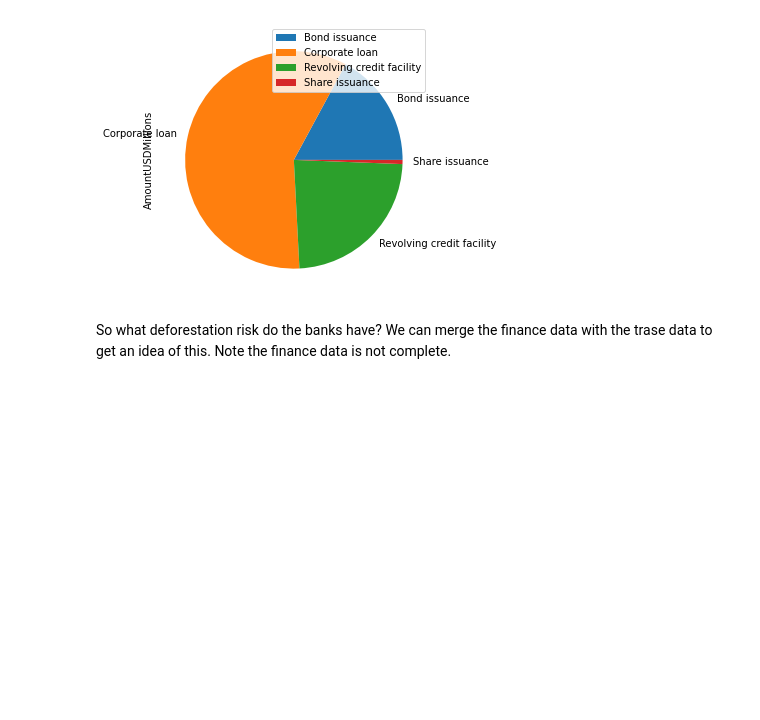
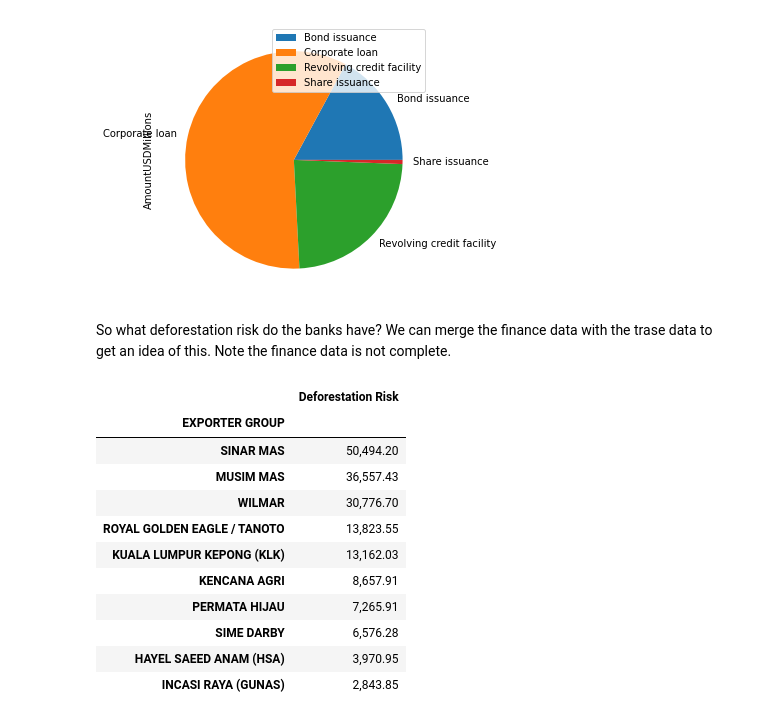
Before and after one commit to scra88le/palmoil, a Jupyter notebook: PalmOilRiskIndonesia.ipynb, the cells around one changed output. Drawn from its saved outputs; the diff is of its cells as text; code cells hidden in the pictures; blank space fills up the shorter version.

```diff
--- a/PalmOilRiskIndonesia.ipynb
+++ b/PalmOilRiskIndonesia.ipynb
@@ -397,3 +417,20 @@ finPivot.plot.pie(y="AmountUSDMillions",figsize=(5,5))
 So what deforestation risk do the banks have? We can merge the finance data with the trase data to get an idea of this. Note the finance data is not complete.
 # %%
 exportFinance = finance[["Bank","EXPORTER GROUP","AmountUSDMillions","Key"]]
+# %%
+# Show table of deforestation risk by exporter group (Ha)
+deforestationRisk = pd.pivot_table(trase,index="EXPORTER GROUP",values="Deforestation Risk",aggfunc=np.sum)
+deforestationRisk.sort_values(by='Deforestation Risk',ascending=False).head(10)
+# %% [output]
+|  | Deforestation Risk |
+| EXPORTER GROUP |  |
+| SINAR MAS | 50,494.20 |
+| MUSIM MAS | 36,557.43 |
+| WILMAR | 30,776.70 |
+| ROYAL GOLDEN EAGLE / TANOTO | 13,823.55 |
+| KUALA LUMPUR KEPONG (KLK) | 13,162.03 |
+| KENCANA AGRI | 8,657.91 |
+| PERMATA HIJAU | 7,265.91 |
+| SIME DARBY | 6,576.28 |
+| HAYEL SAEED ANAM (HSA) | 3,970.95 |
+| INCASI RAYA (GUNAS) | 2,843.85 |
```
Also changed, not shown: parts of 8 cells of this notebook.
